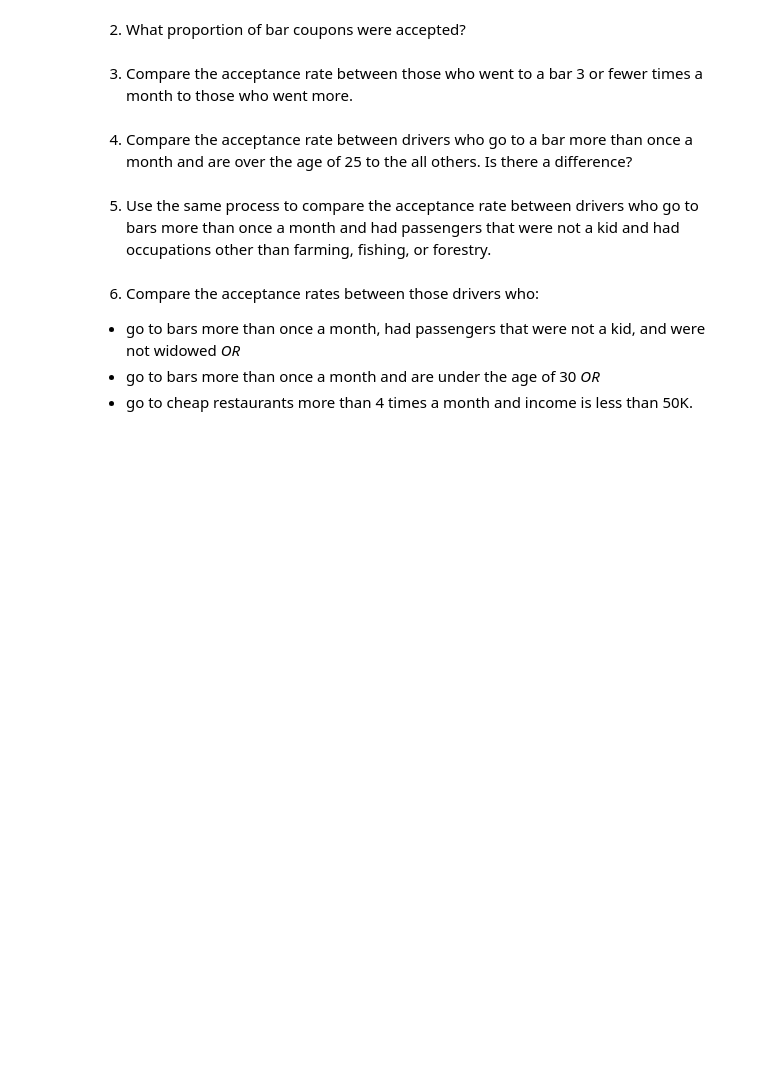
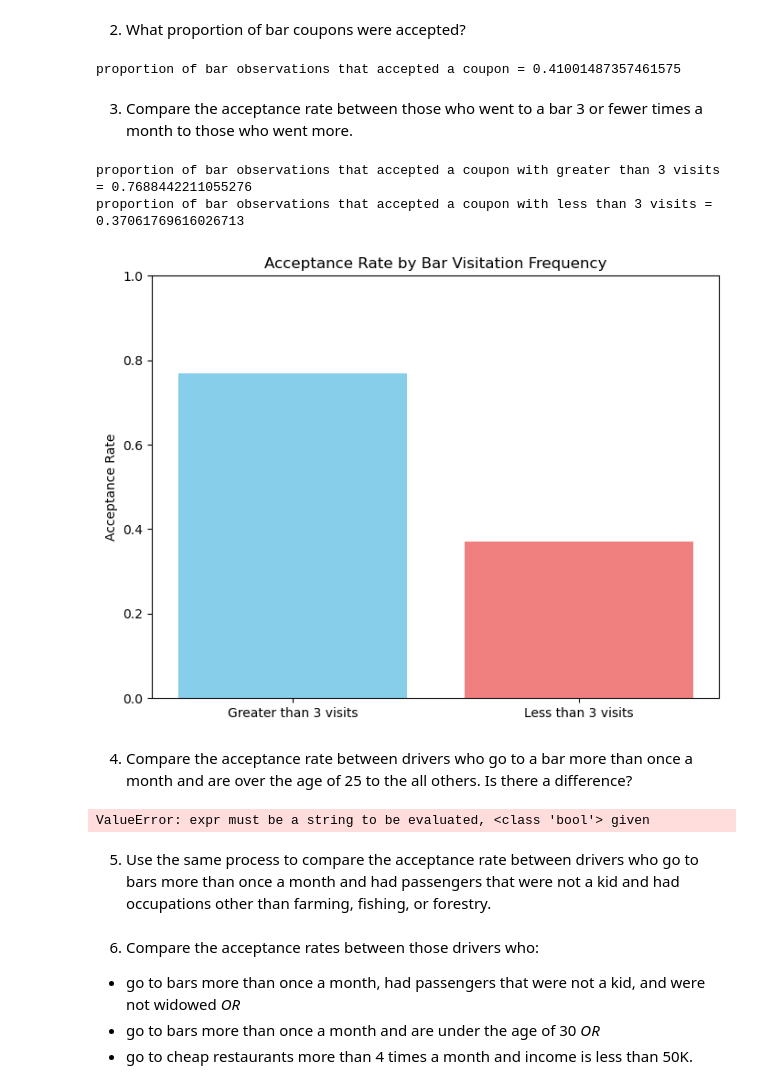
Before and after one commit to rooparb-cyber/MLPortfolio, a Jupyter notebook: Coupon Analysis/couponAnalysis.ipynb, the cells around one changed output. Cells and saved outputs as stored; diff of their text form; code cells hidden in the pictures; blank space fills up the shorter version.

```diff
--- a/Coupon Analysis/couponAnalysis.ipynb
+++ b/Coupon Analysis/couponAnalysis.ipynb
@@ -51,4 +51,9 @@ dtype: int64
 null_columns = ['car','Bar','CoffeeHouse','CarryAway','RestaurantLessThan20','Restaurant20To50']
 for i in null_columns:
     data.fillna({i:'unknown'}, inplace=True)
+#Create a new column ageNumeric to hang on to ages numeric values - assign approx values to nan numeric ages
+data['ageNumeric'] = pd.to_numeric(data['age'],errors='coerce')
+data.loc[(data['ageNumeric'].isna()) & (data['age'] == '50plus'), 'ageNumeric'] = 100
+data.loc[(data['ageNumeric'].isna()) & (data['age'] == 'below21'), 'ageNumeric'] = 0
+
 data.isnull().sum()
@@ -91,3 +118,6 @@ plt.show()
 Now, we will lead you through an exploration of just the bar related coupons.
 
 1. Create a new `DataFrame` that contains just the bar coupons.
+# %%
+barData = data.query('coupon=="Bar"')
+barData
@@ -94,9 +138,50 @@ Now, we will lead you through an exploration of just the bar related coupons.
 # %% [markdown]
 2. What proportion of bar coupons were accepted?
+# %%
+barAcceptanceProportion = barData.query('Y==1').shape[0]/barData.shape[0]
+print( f'proportion of bar observations that accepted a coupon = {barAcceptanceProportion}')
+# %% [output]
+proportion of bar observations that accepted a coupon = 0.41001487357461575
 # %% [markdown]
 3. Compare the acceptance rate between those who went to a bar 3 or fewer times a month to those who went more.
+# %%
+# Create two dataframes where one contains everything that is less than 3 visits and another that contains everything that is greater
+# Keep in mind we have unknowns in it
+greaterThanThreeVisits = barData.query( 'Bar in (["4~8","gt8"])')
+greaterThanThreeProportion = greaterThanThreeVisits.query('Y==1').shape[0]/greaterThanThreeVisits.shape[0]
+
+lessThanThreeVisits = barData.query( 'Bar in (["never","less1","1~3"])')
+lessThanThreeProportion = lessThanThreeVisits.query('Y==1').shape[0]/lessThanThreeVisits.shape[0]
+
+
+print( f'proportion of bar observations that accepted a coupon with greater than 3 visits = {greaterThanThreeProportion}')
+print( f'proportion of bar observations that accepted a coupon with less than 3 visits = {lessThanThreeProportion}')
+
+labels = ['Greater than 3 visits', 'Less than 3 visits']
+proportions = [greaterThanThreeProportion, lessThanThreeProportion]
+
+plt.figure(figsize=(8, 6))
+plt.bar(labels, proportions, color=['skyblue', 'lightcoral'])
+plt.ylabel('Acceptance Rate')
+plt.title('Acceptance Rate by Bar Visitation Frequency')
+plt.ylim(0, 1) # Proportions are between 0 and 1
+plt.show()
+# %% [output]
+proportion of bar observations that accepted a coupon with greater than 3 visits = 0.7688442211055276
+proportion of bar observations that accepted a coupon with less than 3 visits = 0.37061769616026713
+[figure, added]
 # %% [markdown]
 4. Compare the acceptance rate between drivers who go to a bar more than once a month and are over the age of 25 to the all others.  Is there a difference?
+# %%
+# Create two dataframes where one contains everything that is less than 3 visits and another that contains everything that is greater
+# Keep in mind we have unknowns in it
+filteredGroup = barData.query( 'Bar not in (["unknown","never","less1"]) and ageNumeric > 25')
+nonFilteredBarGroup = barData.query( not 'Bar not in (["unknown","never","less1"]) and ageNumeric > 25')
+filteredGroupProportion = filteredGroup.query('Y==1').shape[0]/filteredGroup.shape[0]
+
+print( f'proportion of bar observations that accepted a coupon with greater than 3 visits = {filteredGroupProportion}')
+# %% [output]
+ValueError: expr must be a string to be evaluated, <class 'bool'> given
 # %% [markdown]
 5. Use the same process to compare the acceptance rate between drivers who go to bars more than once a month and had passengers that were not a kid and had occupations other than farming, fishing, or forestry.
 # %% [markdown]
```
Also changed, not shown: parts of 4 cells of this notebook.
